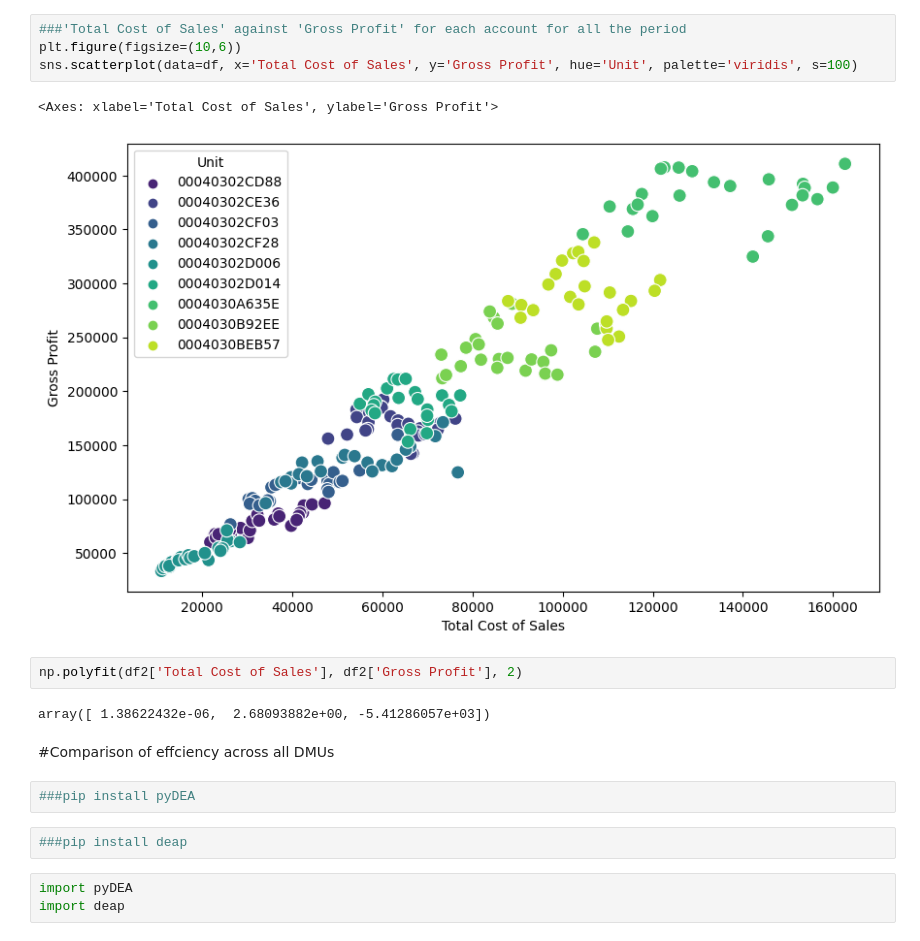
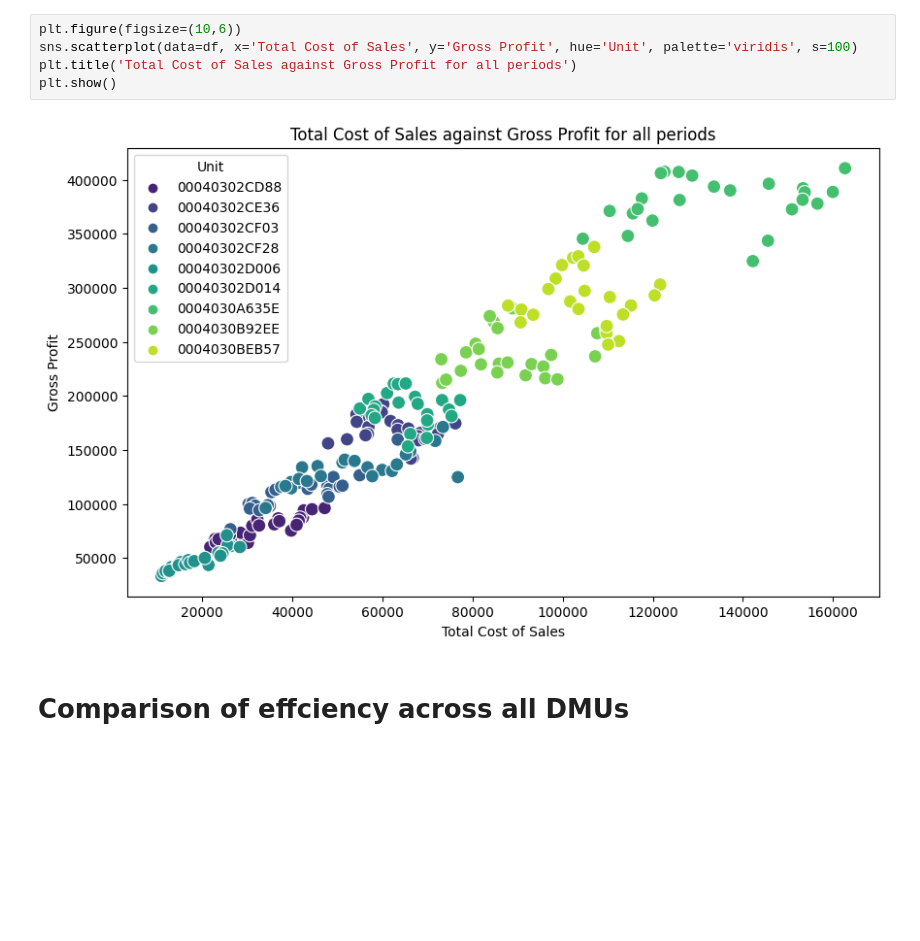
Before and after one commit to aaditkamat/QMB6945-RMS-Project, a Jupyter notebook: DEA.ipynb, the cells around one changed output. Cells and saved outputs as stored; diff of their text form; blank space fills up the shorter version.

```diff
--- a/DEA.ipynb
+++ b/DEA.ipynb
@@ -48,20 +35,9 @@ plt.show()
 # %%
-###'Total Cost of Sales' against 'Gross Profit' for each account for all the period
 plt.figure(figsize=(10,6))
 sns.scatterplot(data=df, x='Total Cost of Sales', y='Gross Profit', hue='Unit', palette='viridis', s=100)
+plt.title('Total Cost of Sales against Gross Profit for all periods')
+plt.show()
 # %% [output]
-<Axes: xlabel='Total Cost of Sales', ylabel='Gross Profit'>
-[figure, old version]
+[figure, new version]
-# %%
-np.polyfit(df2['Total Cost of Sales'], df2['Gross Profit'], 2)
-# %% [output]
-array([ 1.38622432e-06,  2.68093882e+00, -5.41286057e+03])
 # %% [markdown]
-#Comparison of effciency across all DMUs
+# Comparison of effciency across all DMUs
-# %%
-###pip install pyDEA
-# %%
-###pip install deap
-# %%
-import pyDEA
-import deap
```
Also changed, not shown: parts of 9 cells of this notebook, 17 other files.
